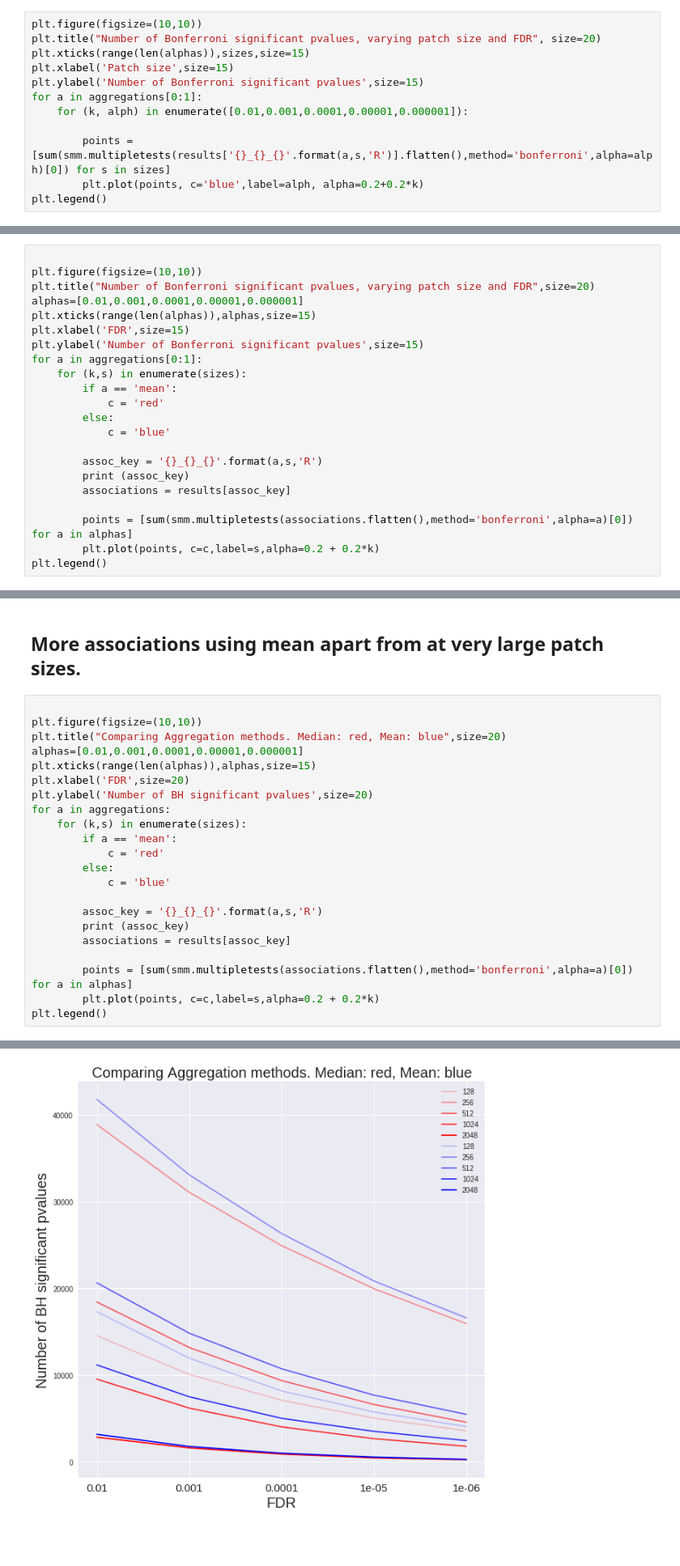
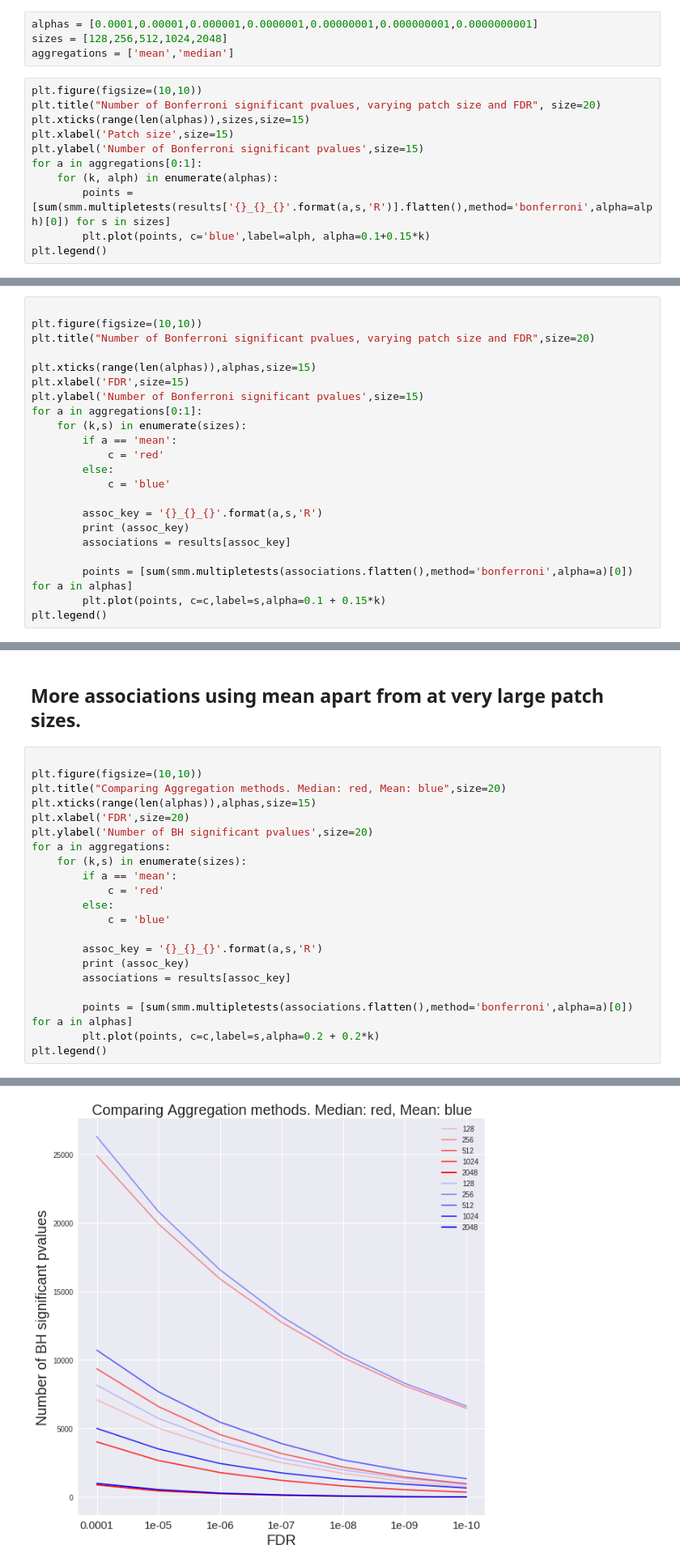
Before and after one commit to willgdjones/GTEx, a Jupyter notebook: notebooks/daily/17-05-11-number-of-signifiant-associations-across-different-patch-sizes.ipynb, the cells around one changed output, grey strips where cells are left out. Shown at 81% size. Drawn from its saved outputs; the diff is of its cells as text; blank space fills up the shorter version.

Commit message:
include more visualisations, extend to lower FDRs, look at number of features associated

```diff
--- a/notebooks/daily/17-05-11-number-of-signifiant-associations-across-different-patch-sizes.ipynb
+++ b/notebooks/daily/17-05-11-number-of-signifiant-associations-across-different-patch-sizes.ipynb
@@ -119,6 +119,10 @@ import pickle; pickle.dump([most_expressed_transcript_idx, most_varying_feature_
 # Plot raw number of associations as a function of aggregation method and patch size
 # %% [markdown]
 ## There seems to be a maximum at patch size 256
+# %%
+alphas = [0.0001,0.00001,0.000001,0.0000001,0.00000001,0.000000001,0.0000000001]
+sizes = [128,256,512,1024,2048]
+aggregations = ['mean','median']
 # %%
 plt.figure(figsize=(10,10))
 plt.title("Number of Bonferroni significant pvalues, varying patch size and FDR", size=20)
@@ -126,10 +130,9 @@ plt.xticks(range(len(alphas)),sizes,size=15)
 plt.xlabel('Patch size',size=15)
 plt.ylabel('Number of Bonferroni significant pvalues',size=15)
 for a in aggregations[0:1]:
-    for (k, alph) in enumerate([0.01,0.001,0.0001,0.00001,0.000001]):
-
+    for (k, alph) in enumerate(alphas):
         points = [sum(smm.multipletests(results['{}_{}_{}'.format(a,s,'R')].flatten(),method='bonferroni',alpha=alph)[0]) for s in sizes]
-        plt.plot(points, c='blue',label=alph, alpha=0.2+0.2*k)
+        plt.plot(points, c='blue',label=alph, alpha=0.1+0.15*k)
 plt.legend()
 # %% [output]
 <matplotlib.legend.Legend at 0x...>
@@ -138,7 +141,7 @@ plt.legend()
 
 plt.figure(figsize=(10,10))
 plt.title("Number of Bonferroni significant pvalues, varying patch size and FDR",size=20)
-alphas=[0.01,0.001,0.0001,0.00001,0.000001]
+
 plt.xticks(range(len(alphas)),alphas,size=15)
 plt.xlabel('FDR',size=15)
 plt.ylabel('Number of Bonferroni significant pvalues',size=15)
@@ -154,7 +157,7 @@ for a in aggregations[0:1]:
         associations = results[assoc_key]
 
         points = [sum(smm.multipletests(associations.flatten(),method='bonferroni',alpha=a)[0]) for a in alphas]
-        plt.plot(points, c=c,label=s,alpha=0.2 + 0.2*k)
+        plt.plot(points, c=c,label=s,alpha=0.1 + 0.15*k)
 plt.legend()
 # %% [output]
 mean_128_R
@@ -172,34 +175,33 @@ mean_2048_R
 
 plt.figure(figsize=(10,10))
 plt.title("Comparing Aggregation methods. Median: red, Mean: blue",size=20)
-alphas=[0.01,0.001,0.0001,0.00001,0.000001]
 plt.xticks(range(len(alphas)),alphas,size=15)
 plt.xlabel('FDR',size=20)
 plt.ylabel('Number of BH significant pvalues',size=20)
 for a in aggregations:
     for (k,s) in enumerate(sizes):
         if a == 'mean':
             c = 'red'
         else:
             c = 'blue'
 
         assoc_key = '{}_{}_{}'.format(a,s,'R')
         print (assoc_key)
         associations = results[assoc_key]
 
         points = [sum(smm.multipletests(associations.flatten(),method='bonferroni',alpha=a)[0]) for a in alphas]
         plt.plot(points, c=c,label=s,alpha=0.2 + 0.2*k)
 plt.legend()
 # %% [output]
 mean_128_R
 mean_256_R
 mean_512_R
 mean_1024_R
 mean_2048_R
 median_128_R
 median_256_R
 median_512_R
 median_1024_R
 median_2048_R
 <matplotlib.legend.Legend at 0x...>
-[figure, old version]
+[figure, new version]
```
Also changed, not shown: parts of 10 cells of this notebook, 6 other files.
